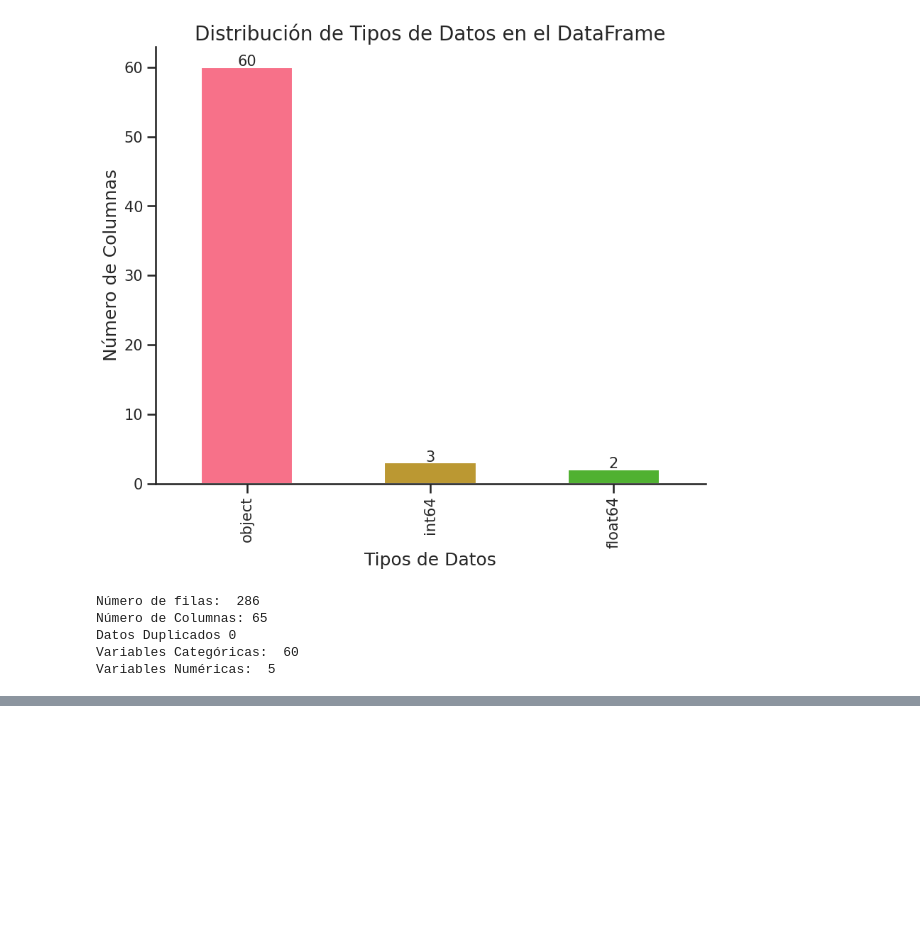
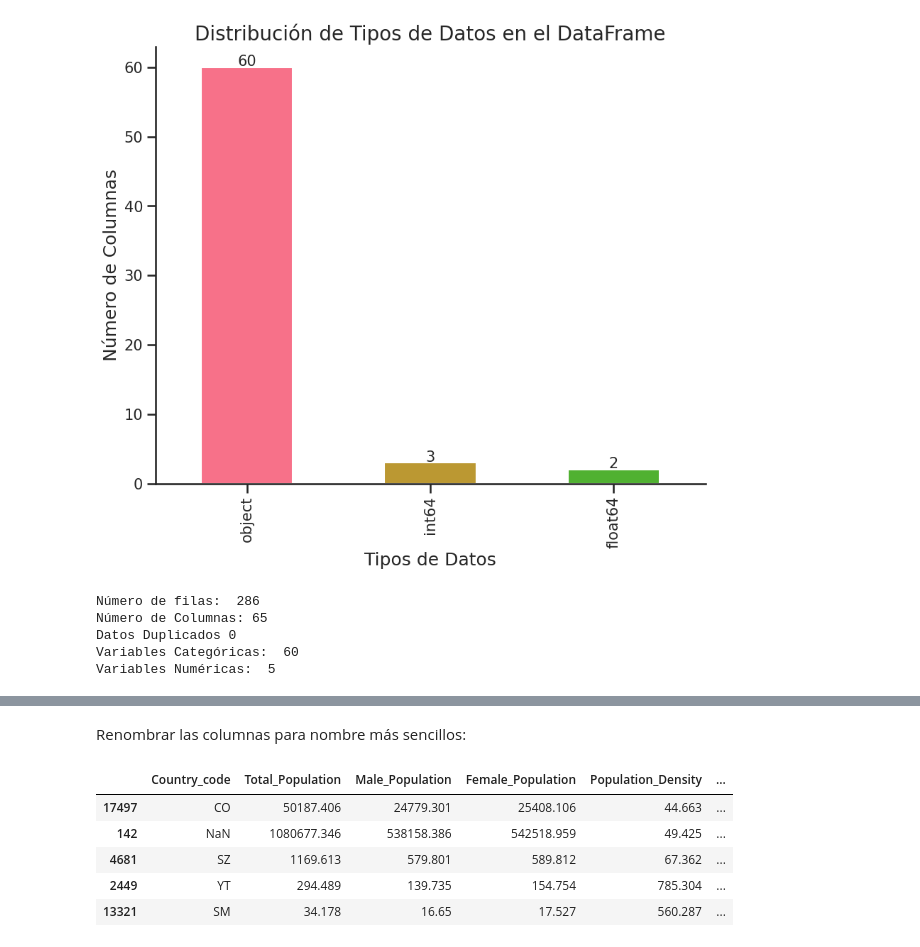
Before and after one commit to wilferalexander/Covid19, a Jupyter notebook: Covid19.ipynb, the cells around one changed output, grey strips where cells are left out. Cells and saved outputs as stored; diff of their text form; code cells hidden in the pictures; blank space fills up the shorter version.

```diff
--- a/Covid19.ipynb
+++ b/Covid19.ipynb
@@ -443,0 +460,21 @@ Variables Numéricas:  5
+# %% [markdown]
+Renombrar las columnas para nombre más sencillos:
+# %%
+# Utilizando el método .rename() para cambiar el nombre de las columnas en un DataFrame
+# Cambiar el nombre de las columnas especificadas
+df_population_limpio = df_population_limpio.rename(columns={
+    'ISO2 Alpha-code': 'Country_code',
+    'Total Population, as of 1 July (thousands)': 'Total_Population',
+    'Male Population, as of 1 July (thousands)': 'Male_Population',
+    'Female Population, as of 1 July (thousands)': 'Female_Population',
+    'Population Density, as of 1 July (persons per square km)': 'Population_Density',
+    'Life Expectancy at Birth, both sexes (years)': 'Life_Expectancy'
+})
+df_population_limpio.sample(5)
+# %% [output]
+|  | Country_code | Total_Population | Male_Population | Female_Population | Population_Density | ... |
+| 17497 | CO | 50187.406 | 24779.301 | 25408.106 | 44.663 | ... |
+| 142 | NaN | 1080677.346 | 538158.386 | 542518.959 | 49.425 | ... |
+| 4681 | SZ | 1169.613 | 579.801 | 589.812 | 67.362 | ... |
+| 2449 | YT | 294.489 | 139.735 | 154.754 | 785.304 | ... |
+| 13321 | SM | 34.178 | 16.65 | 17.527 | 560.287 | ... |
```
Also changed, not shown: parts of 25 cells of this notebook.
